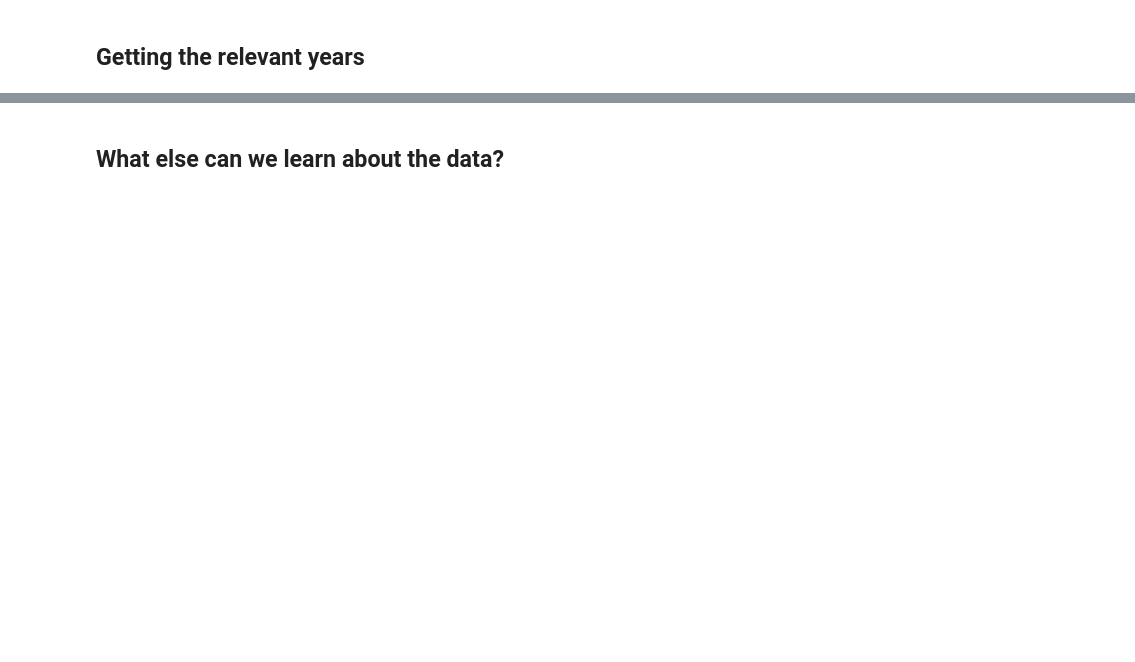
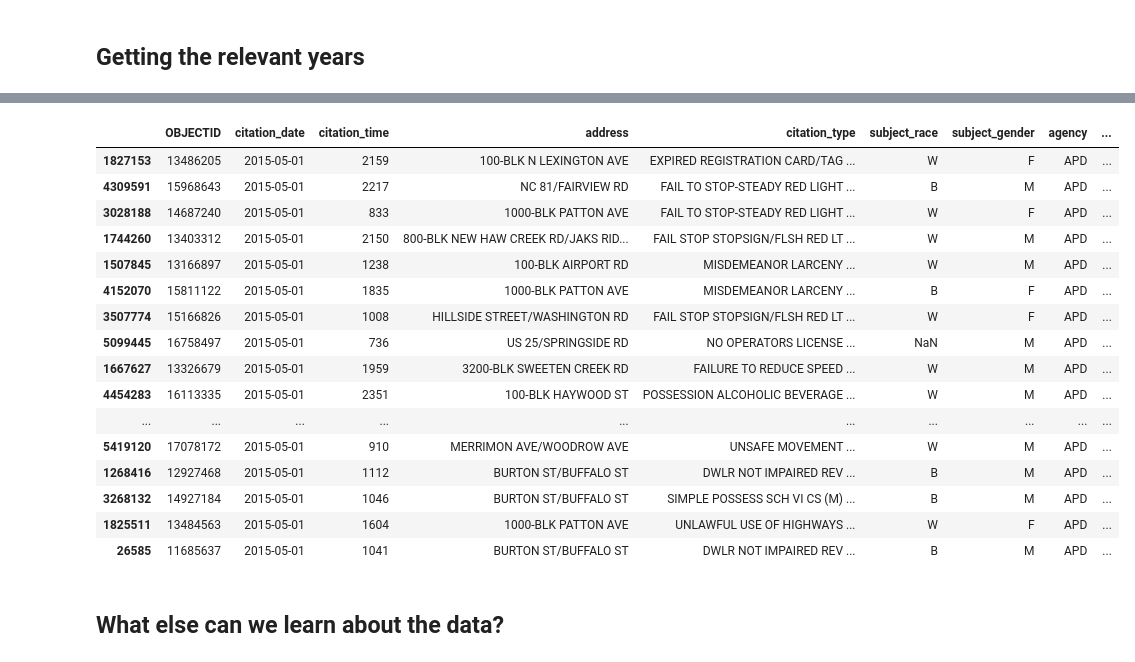
Before and after one commit to megan2/cicadas, a Jupyter notebook: notebooks/Asheville_NC_Police_Citations.ipynb, the cells around one changed output, grey strips where cells are left out. Cells and saved outputs as stored; diff of their text form; code cells hidden in the pictures; blank space fills up the shorter version.

```diff
--- a/notebooks/Asheville_NC_Police_Citations.ipynb
+++ b/notebooks/Asheville_NC_Police_Citations.ipynb
@@ -74,5 +144,5 @@ AsheCits2016 = AsheCitstrim[AsheCitstrim['citation_date'] < dt.datetime(2016,7,1
 # %%
 #2017
 #926666 rows!?! Holy cow
-AsheCits2017 = AsheCitstrim[AsheCitstrim['citation_date'] > dt.datetime(2017,5,1)]
-AsheCits2017 = AsheCitstrim[AsheCitstrim['citation_date'] < dt.datetime(2017,7,1)]
+AsheCits2017 = AsheCitstrim[AsheCitstrim['citation_date'] > dt.datetime(2017,4,30)]
+AsheCits2017 = AsheCits2017[AsheCits2017['citation_date'] < dt.datetime(2017,7,1)]
@@ -79,5 +169,5 @@ AsheCits2017 = AsheCitstrim[AsheCitstrim['citation_date'] < dt.datetime(2017,7,1
 # %%
 #2018
 #1521834 rows!
-AsheCits2018 = AsheCitstrim[AsheCitstrim['citation_date'] > dt.datetime(2018,5,1)]
-AsheCits2018 = AsheCitstrim[AsheCitstrim['citation_date'] < dt.datetime(2018,7,1)]
+AsheCits2018 = AsheCitstrim[AsheCitstrim['citation_date'] > dt.datetime(2018,4,30)]
+AsheCits2018 = AsheCits2018[AsheCits2018['citation_date'] < dt.datetime(2018,7,1)]
@@ -84,4 +194,8 @@ AsheCits2018 = AsheCitstrim[AsheCitstrim['citation_date'] < dt.datetime(2018,7,1
+# %%
+#2019
+AsheCits2019 = AsheCitstrim[AsheCitstrim['citation_date'] > dt.datetime(2019,4,30)]
+AsheCits2019 = AsheCits2019[AsheCits2019['citation_date'] < dt.datetime(2019,7,1)]
 # %%
 #Bring into a single dataset
-years = [AsheCits2016,AsheCits2017,AsheCits2018]
+years = [AsheCits2015,AsheCits2016,AsheCits2017,AsheCits2018,AsheCits2019]
 AsheCits_final = pd.concat(years)
@@ -88,3 +222,23 @@ AsheCits_final = pd.concat(years)
+# %%
+AsheCits_final.head(20)
+# %% [output]
+|  | OBJECTID | citation_date | citation_time | address | citation_type | subject_race | subject_gender | agency | ... |
+| 1827153 | 13486205 | 2015-05-01 | 2159 | 100-BLK N LEXINGTON AVE | EXPIRED REGISTRATION CARD/TAG ... | W | F | APD | ... |
+| 4309591 | 15968643 | 2015-05-01 | 2217 | NC 81/FAIRVIEW RD | FAIL TO STOP-STEADY RED LIGHT ... | B | M | APD | ... |
+| 3028188 | 14687240 | 2015-05-01 | 833 | 1000-BLK PATTON AVE | FAIL TO STOP-STEADY RED LIGHT ... | W | F | APD | ... |
+| 1744260 | 13403312 | 2015-05-01 | 2150 | 800-BLK NEW HAW CREEK RD/JAKS RID... | FAIL STOP STOPSIGN/FLSH RED LT ... | W | M | APD | ... |
+| 1507845 | 13166897 | 2015-05-01 | 1238 | 100-BLK AIRPORT RD | MISDEMEANOR LARCENY ... | W | M | APD | ... |
+| 4152070 | 15811122 | 2015-05-01 | 1835 | 1000-BLK PATTON AVE | MISDEMEANOR LARCENY ... | B | F | APD | ... |
+| 3507774 | 15166826 | 2015-05-01 | 1008 | HILLSIDE STREET/WASHINGTON RD | FAIL STOP STOPSIGN/FLSH RED LT ... | W | F | APD | ... |
+| 5099445 | 16758497 | 2015-05-01 | 736 | US 25/SPRINGSIDE RD | NO OPERATORS LICENSE ... | NaN | M | APD | ... |
+| 1667627 | 13326679 | 2015-05-01 | 1959 | 3200-BLK SWEETEN CREEK RD | FAILURE TO REDUCE SPEED ... | W | M | APD | ... |
+| 4454283 | 16113335 | 2015-05-01 | 2351 | 100-BLK HAYWOOD ST | POSSESSION ALCOHOLIC BEVERAGE ... | W | M | APD | ... |
+| ... | ... | ... | ... | ... | ... | ... | ... | ... | ... |
+| 5419120 | 17078172 | 2015-05-01 | 910 | MERRIMON AVE/WOODROW AVE | UNSAFE MOVEMENT ... | W | M | APD | ... |
+| 1268416 | 12927468 | 2015-05-01 | 1112 | BURTON ST/BUFFALO ST | DWLR NOT IMPAIRED REV ... | B | M | APD | ... |
+| 3268132 | 14927184 | 2015-05-01 | 1046 | BURTON ST/BUFFALO ST | SIMPLE POSSESS SCH VI CS (M) ... | B | M | APD | ... |
+| 1825511 | 13484563 | 2015-05-01 | 1604 | 1000-BLK PATTON AVE | UNLAWFUL USE OF HIGHWAYS ... | W | F | APD | ... |
+| 26585 | 11685637 | 2015-05-01 | 1041 | BURTON ST/BUFFALO ST | DWLR NOT IMPAIRED REV ... | B | M | APD | ... |
 # %% [markdown]
 ## What else can we learn about the data?
 # %%
```
Also changed, not shown: parts of 25 cells of this notebook, 1 other file.
